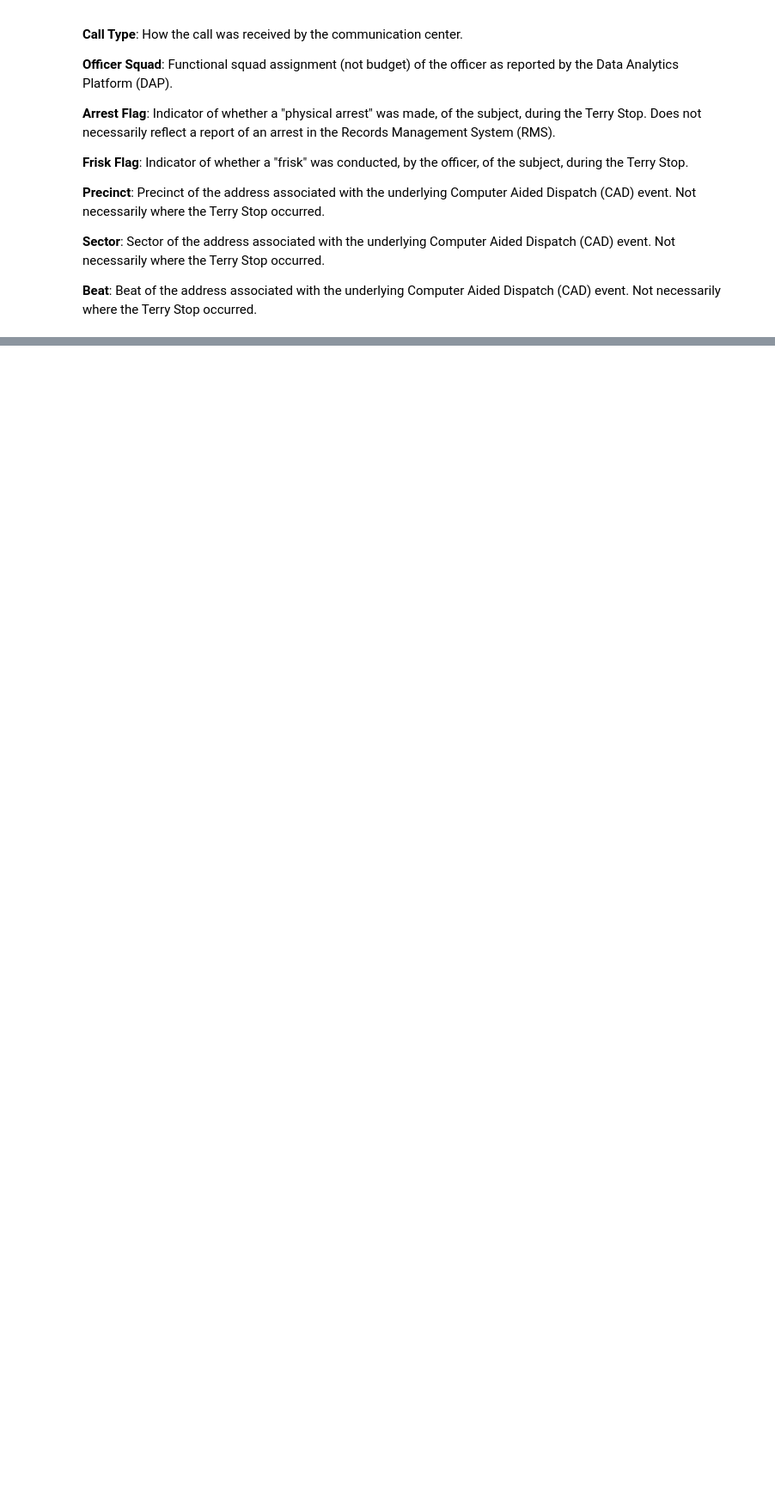
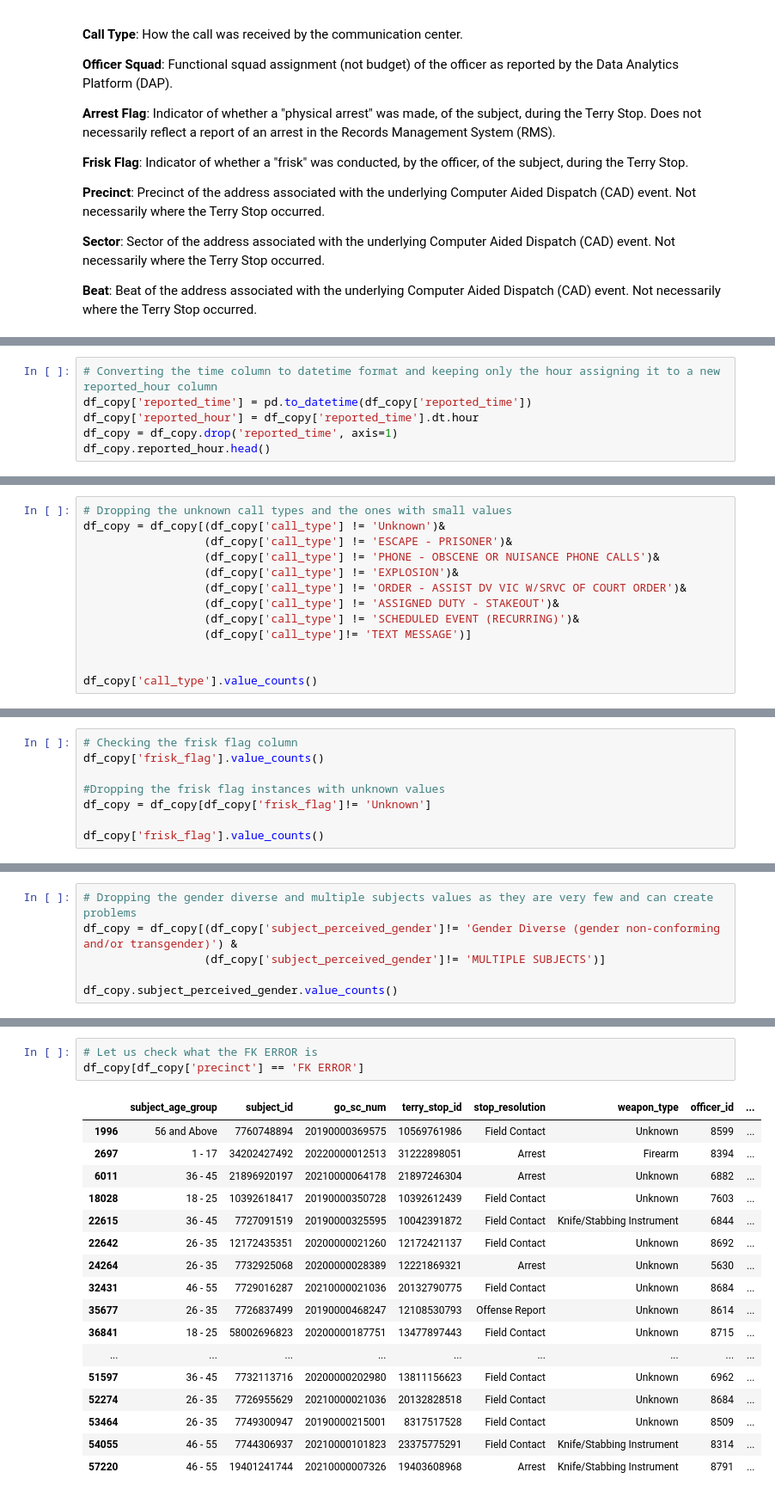
Before and after one commit to ShamlaA/Terry-Traffic-Stops-Prediction-for-Racial-Bias, a Jupyter notebook: index.ipynb, the cells around one changed output, grey strips where cells are left out. Shown at 86% size. Saved outputs shown, nothing was run; the diff lists cells and outputs as text; blank space fills up the shorter version.

```diff
--- a/index.ipynb
+++ b/index.ipynb
@@ -75,0 +675,6 @@ This dataset contains the following data:
+# %%
+# Converting the time column to datetime format and keeping only the hour assigning it to a new reported_hour column
+df_copy['reported_time'] = pd.to_datetime(df_copy['reported_time'])
+df_copy['reported_hour'] = df_copy['reported_time'].dt.hour
+df_copy = df_copy.drop('reported_time', axis=1)
+df_copy.reported_hour.head()
@@ -75,0 +730,13 @@ This dataset contains the following data:
+# %%
+# Dropping the unknown call types and the ones with small values
+df_copy = df_copy[(df_copy['call_type'] != 'Unknown')&
+                  (df_copy['call_type'] != 'ESCAPE - PRISONER')&
+                  (df_copy['call_type'] != 'PHONE - OBSCENE OR NUISANCE PHONE CALLS')&
+                  (df_copy['call_type'] != 'EXPLOSION')&
+                  (df_copy['call_type'] != 'ORDER - ASSIST DV VIC W/SRVC OF COURT ORDER')&
+                  (df_copy['call_type'] != 'ASSIGNED DUTY - STAKEOUT')&
+                  (df_copy['call_type'] != 'SCHEDULED EVENT (RECURRING)')&
+                  (df_copy['call_type']!= 'TEXT MESSAGE')]
+
+
+df_copy['call_type'].value_counts()
@@ -75,0 +750,8 @@ This dataset contains the following data:
+# %%
+# Checking the frisk flag column
+df_copy['frisk_flag'].value_counts()
+
+#Dropping the frisk flag instances with unknown values
+df_copy = df_copy[df_copy['frisk_flag']!= 'Unknown']
+
+df_copy['frisk_flag'].value_counts()
@@ -75,0 +813,6 @@ This dataset contains the following data:
+# %%
+# Dropping the gender diverse and multiple subjects values as they are very few and can create problems
+df_copy = df_copy[(df_copy['subject_perceived_gender']!= 'Gender Diverse (gender non-conforming and/or transgender)') &
+                  (df_copy['subject_perceived_gender']!= 'MULTIPLE SUBJECTS')]
+
+df_copy.subject_perceived_gender.value_counts()
@@ -75,0 +843,21 @@ This dataset contains the following data:
+# %%
+# Let us check what the FK ERROR is
+df_copy[df_copy['precinct'] == 'FK ERROR']
+# %% [output]
+|  | subject_age_group | subject_id | go_sc_num | terry_stop_id | stop_resolution | weapon_type | officer_id | ... |
+| 1996 | 56 and Above | 7760748894 | 20190000369575 | 10569761986 | Field Contact | Unknown | 8599 | ... |
+| 2697 | 1 - 17 | 34202427492 | 20220000012513 | 31222898051 | Arrest | Firearm | 8394 | ... |
+| 6011 | 36 - 45 | 21896920197 | 20210000064178 | 21897246304 | Arrest | Unknown | 6882 | ... |
+| 18028 | 18 - 25 | 10392618417 | 20190000350728 | 10392612439 | Field Contact | Unknown | 7603 | ... |
+| 22615 | 36 - 45 | 7727091519 | 20190000325595 | 10042391872 | Field Contact | Knife/Stabbing Instrument | 6844 | ... |
+| 22642 | 26 - 35 | 12172435351 | 20200000021260 | 12172421137 | Field Contact | Unknown | 8692 | ... |
+| 24264 | 26 - 35 | 7732925068 | 20200000028389 | 12221869321 | Arrest | Unknown | 5630 | ... |
+| 32431 | 46 - 55 | 7729016287 | 20210000021036 | 20132790775 | Field Contact | Unknown | 8684 | ... |
+| 35677 | 26 - 35 | 7726837499 | 20190000468247 | 12108530793 | Offense Report | Unknown | 8614 | ... |
+| 36841 | 18 - 25 | 58002696823 | 20200000187751 | 13477897443 | Field Contact | Unknown | 8715 | ... |
+| ... | ... | ... | ... | ... | ... | ... | ... | ... |
+| 51597 | 36 - 45 | 7732113716 | 20200000202980 | 13811156623 | Field Contact | Unknown | 6962 | ... |
+| 52274 | 26 - 35 | 7726955629 | 20210000021036 | 20132828518 | Field Contact | Unknown | 8684 | ... |
+| 53464 | 26 - 35 | 7749300947 | 20190000215001 | 8317517528 | Field Contact | Unknown | 8509 | ... |
+| 54055 | 46 - 55 | 7744306937 | 20210000101823 | 23375775291 | Field Contact | Knife/Stabbing Instrument | 8314 | ... |
+| 57220 | 46 - 55 | 19401241744 | 20210000007326 | 19403608968 | Arrest | Knife/Stabbing Instrument | 8791 | ... |
```
Also changed, not shown: parts of 105 cells of this notebook, 2 other files.
